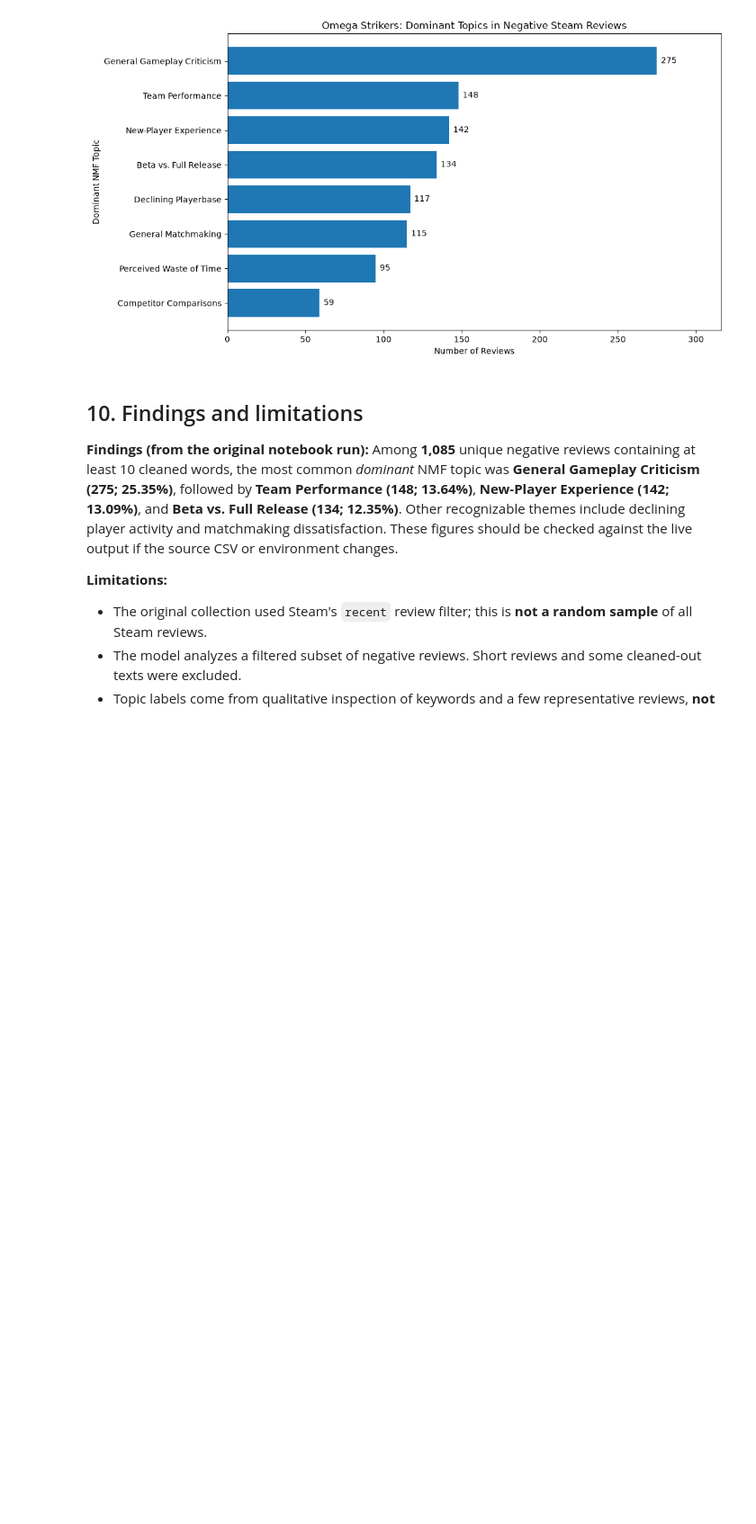
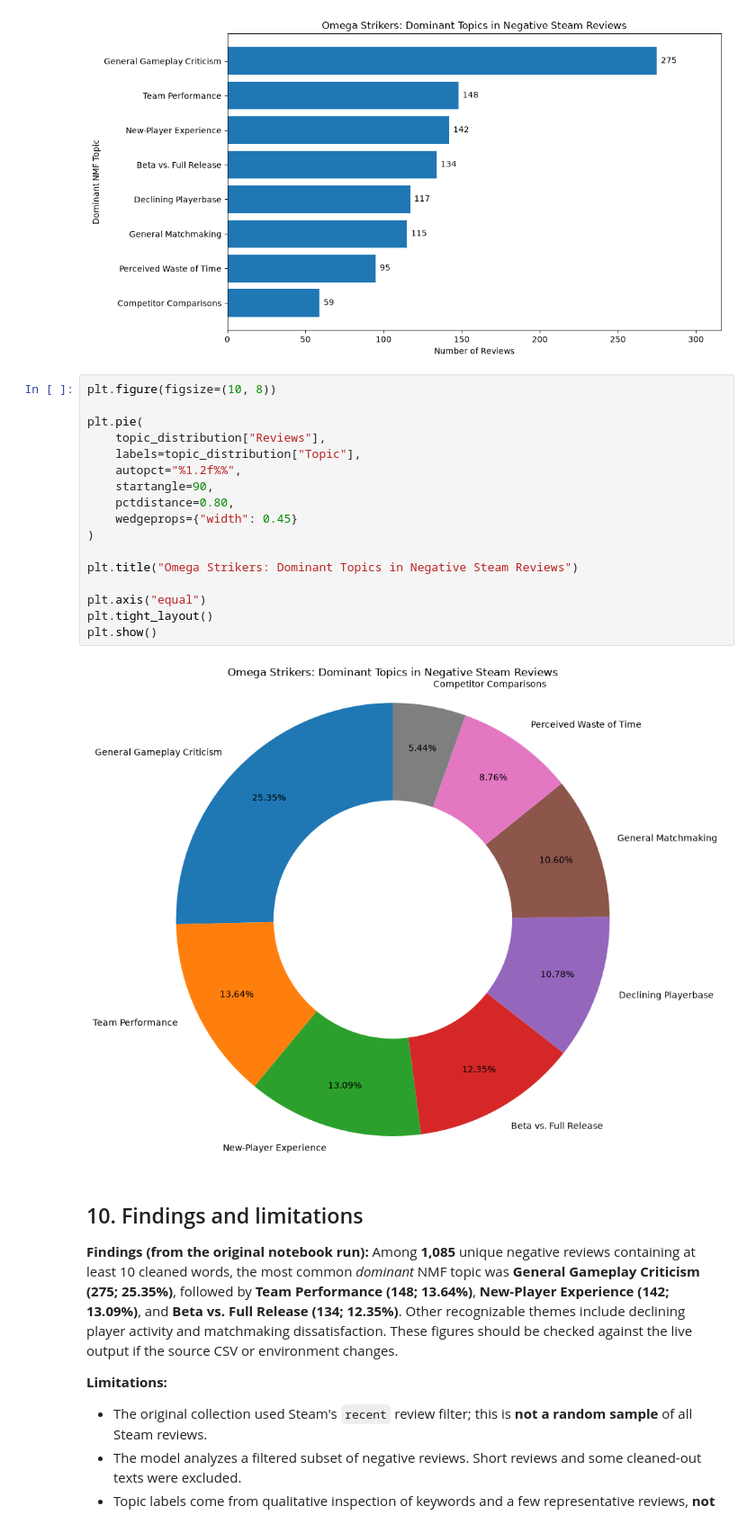
Before and after one commit to lewasaur/steam-reviews-unsupervised-learning-nlp-analysis, a Jupyter notebook: player_negative_feedback_analysis_OS.ipynb, the cells around one changed output. Shown at 90% size. Drawn from its saved outputs; the diff is of its cells as text; blank space fills up the shorter version.

Commit message:
add donut chart

```diff
--- a/player_negative_feedback_analysis_OS.ipynb
+++ b/player_negative_feedback_analysis_OS.ipynb
@@ -800,6 +800,25 @@ plt.tight_layout()
 plt.show()
 # %% [output]
 [figure]
+# %%
+plt.figure(figsize=(10, 8))
+
+plt.pie(
+    topic_distribution["Reviews"],
+    labels=topic_distribution["Topic"],
+    autopct="%1.2f%%",
+    startangle=90,
+    pctdistance=0.80,
+    wedgeprops={"width": 0.45}
+)
+
+plt.title("Omega Strikers: Dominant Topics in Negative Steam Reviews")
+
+plt.axis("equal")
+plt.tight_layout()
+plt.show()
+# %% [output]
+[figure, added]
 # %% [markdown]
 ## 10. Findings and limitations
 
```
